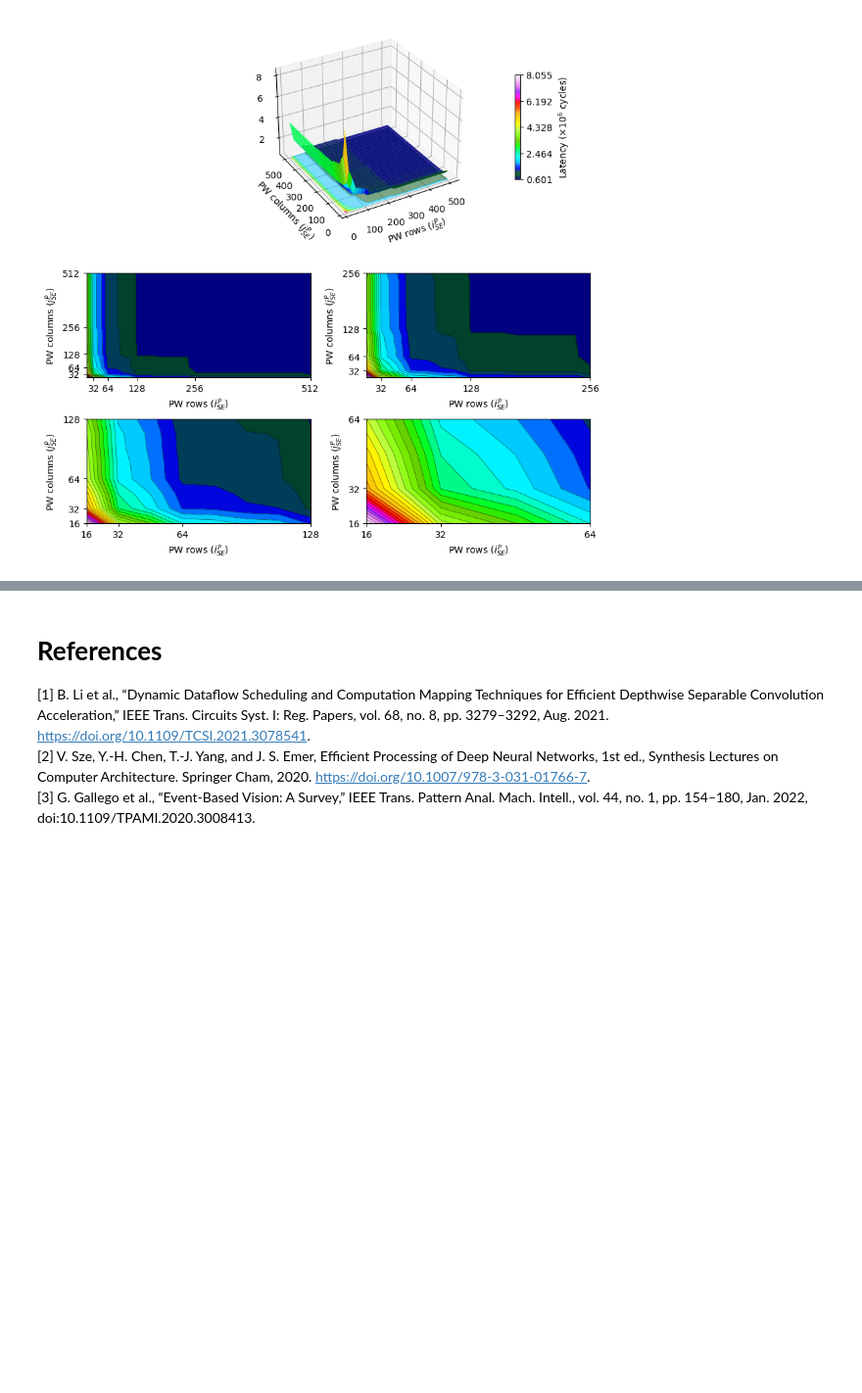
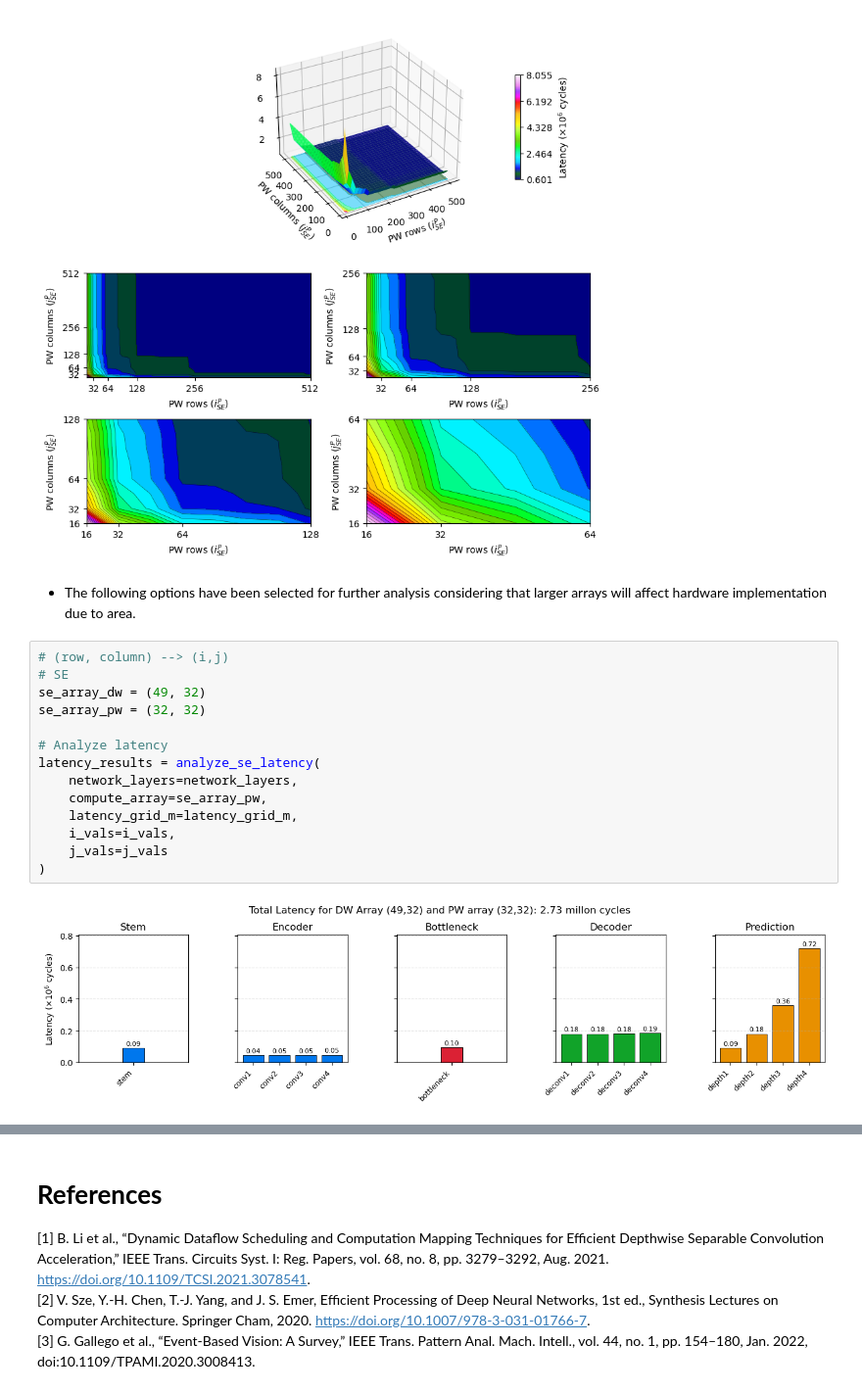
Before and after one commit to asbc19/Space-SNN_Project, a Jupyter notebook: dse.ipynb, the cells around one changed output, grey strips where cells are left out. Shown at 98% size. Cells and saved outputs as stored; diff of their text form; blank space fills up the shorter version.

```diff
--- a/dse.ipynb
+++ b/dse.ipynb
@@ -1513,3 +1707,21 @@ latency_grid_m, i_vals, j_vals = plot_total_se_latency_surface(
 )
 # %% [output]
 [figure]
+# %% [markdown]
+- The following options have been selected for further analysis considering that larger arrays will affect hardware implementation due to area.
+# %%
+# (row, column) --> (i,j)
+# SE
+se_array_dw = (49, 32)
+se_array_pw = (32, 32)
+
+# Analyze latency
+latency_results = analyze_se_latency(
+    network_layers=network_layers,
+    compute_array=se_array_pw,
+    latency_grid_m=latency_grid_m,
+    i_vals=i_vals,
+    j_vals=j_vals
+)
+# %% [output]
+[figure, added]
```
Also changed, not shown: parts of 7 cells of this notebook.
